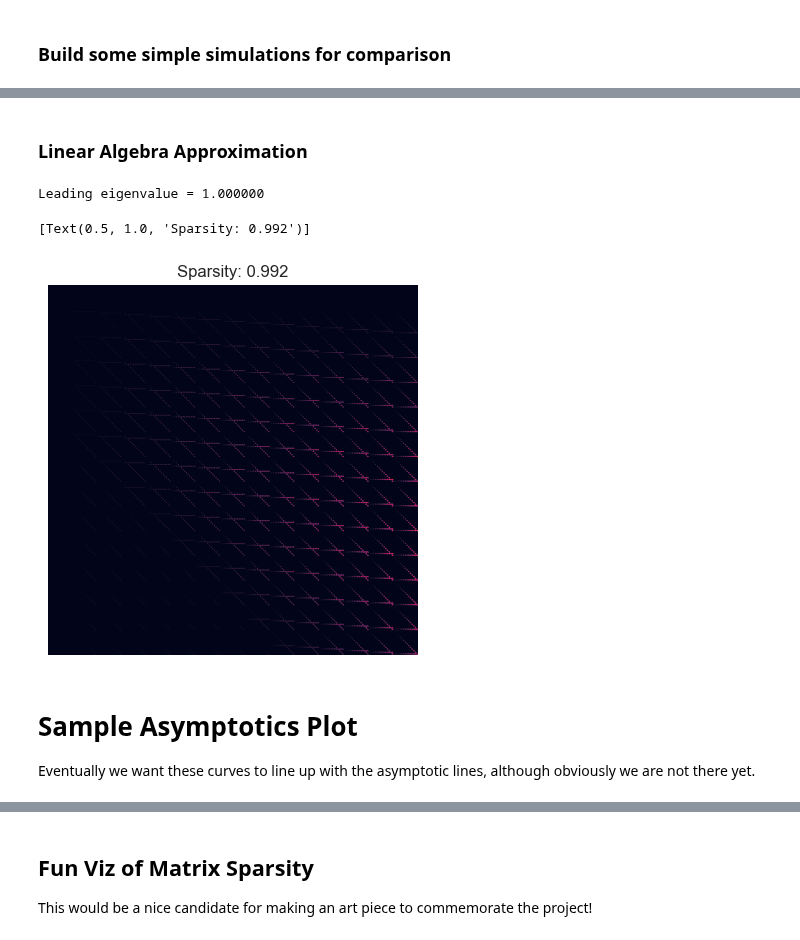
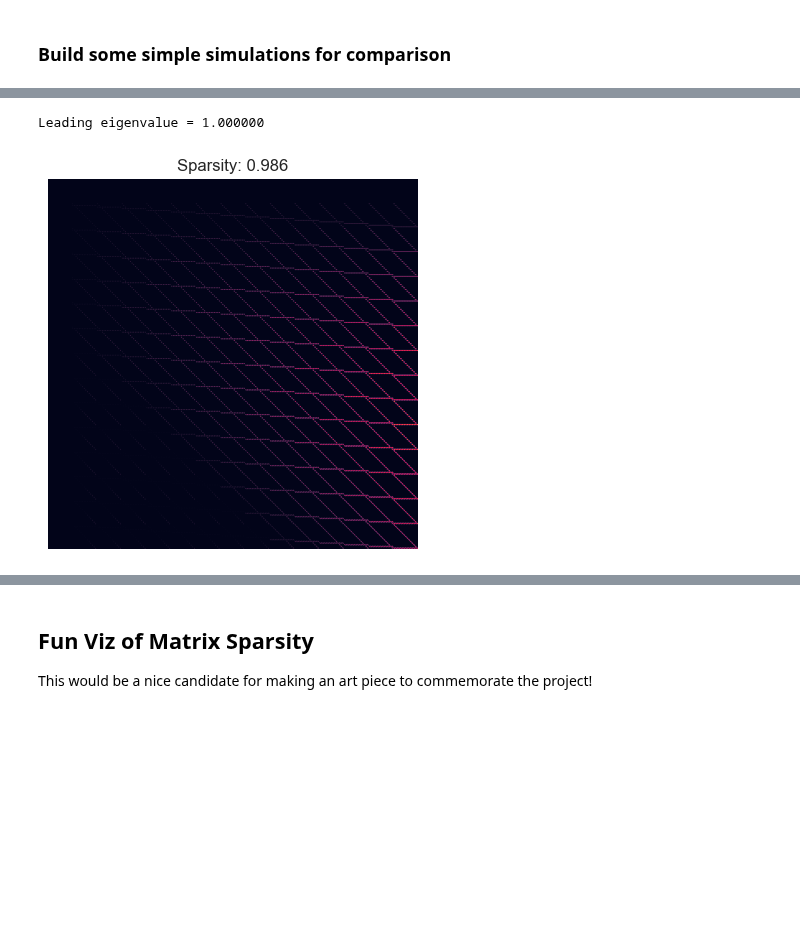
Before and after one commit to hexie1995/HyperGraph, a Jupyter notebook: code/analytic-intersections.ipynb, the cells around one changed output, grey strips where cells are left out. Saved outputs shown, nothing was run; the diff lists cells and outputs as text; code cells hidden in the pictures; blank space fills up the shorter version.

```diff
--- a/code/analytic-intersections.ipynb
+++ b/code/analytic-intersections.ipynb
@@ -29,8 +26,8 @@ pars = {
     "gamma" : np.zeros(k_max)
 }
 
-pars["beta"][0:3] = 1/3
-pars["gamma"][0:4] = 1/4
+pars["beta"][0:4] = 1/4
+pars["gamma"][0:3] = 1/3
 
 eta, beta, gamma = pars["eta"], pars["beta"], pars["gamma"]
 # %% [markdown]
@@ -119,15 +105,8 @@ ax.legend()
-# %% [markdown]
-### Linear Algebra Approximation
 # %%
 M, T = approximation(k_max, pars)
 plt.imshow(M > 0, vmin = 0, vmax = 1)
 plt.gca().axis("off")
-plt.gca().set(title = f"Sparsity: {(M == 0).mean():.3f}")
+t = plt.gca().set(title = f"Sparsity: {(M == 0).mean():.3f}")
 # %% [output]
 Leading eigenvalue = 1.000000
-[Text(0.5, 1.0, 'Sparsity: 0.992')]
-[figure, old version]
+[figure, new version]
-# %% [markdown]
-# Sample Asymptotics Plot
-
-Eventually we want these curves to line up with the asymptotic lines, although obviously we are not there yet.
```
Also changed, not shown: parts of 15 cells of this notebook, 3 other files.
